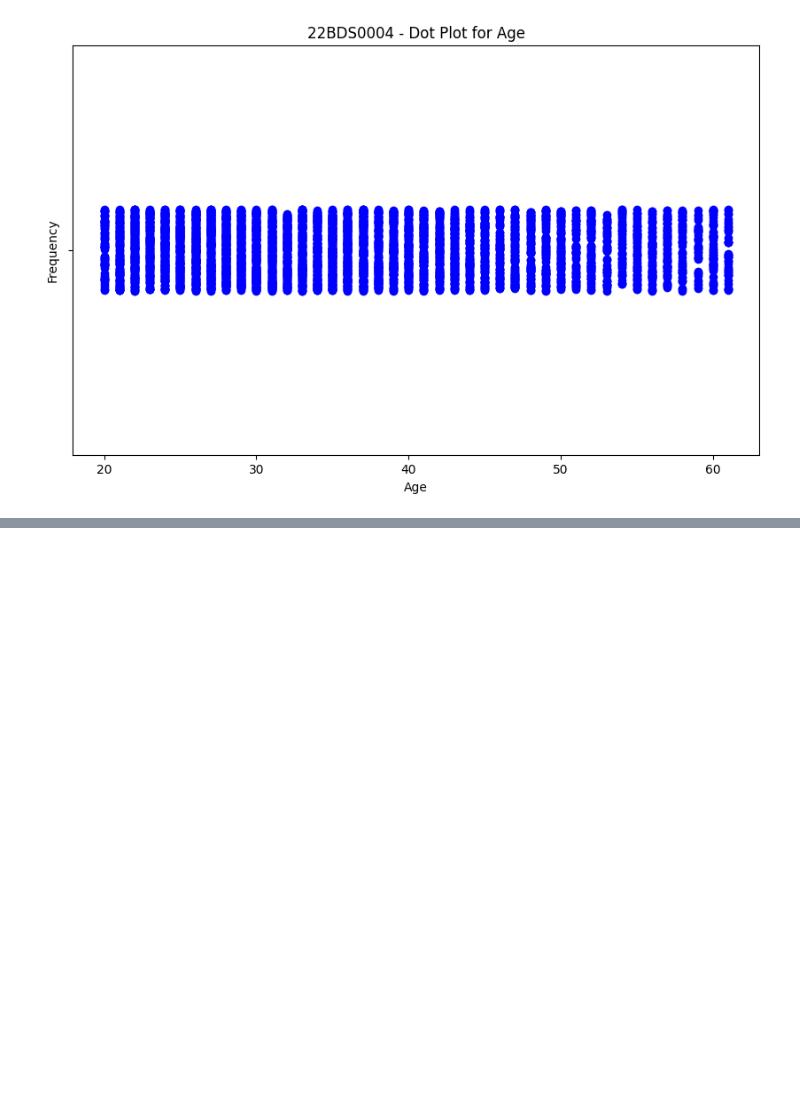
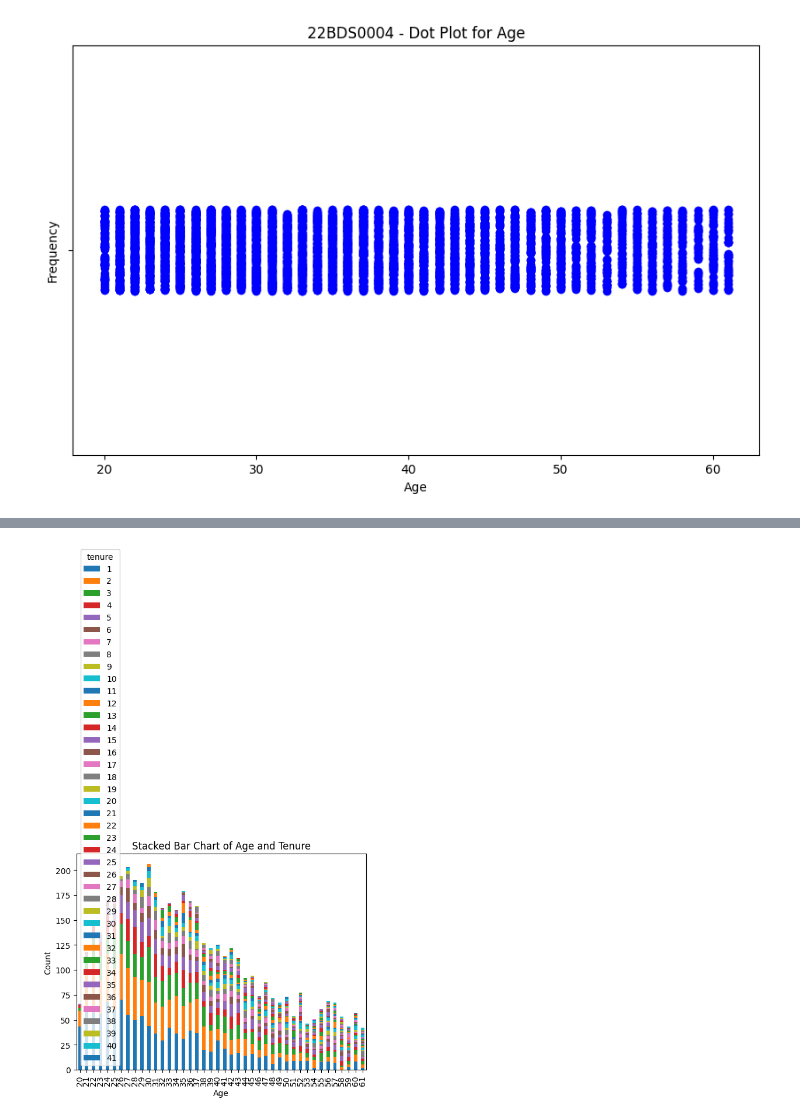
Before and after one commit to pragyaarya333/EDA_DA, a Jupyter notebook: DA_EDA.ipynb, the cells around one changed output, grey strips where cells are left out. Cells and saved outputs as stored; diff of their text form; code cells hidden in the pictures; blank space fills up the shorter version.

```diff
--- a/DA_EDA.ipynb
+++ b/DA_EDA.ipynb
@@ -600,3 +600,12 @@ plt.ylabel("Frequency")
 plt.show()
 # %% [output]
 [figure]
+# %%
+import pandas as pd
+
+# Load the dataset from the URL
+url = "https://raw.githubusercontent.com/salemprakash/EDA/main/Data/Benefits.csv"
+data = pd.read_csv(url)
+
+# Display the first few rows of the dataset
+data.head()
@@ -602,0 +619,4 @@ plt.show()
+# %%
+#Contingency Table for "age" and "tenure"
+contingency_table = pd.crosstab(data['age'], data['tenure'])
+print(contingency_table)
@@ -602,0 +641,12 @@ plt.show()
+# %%
+#Stacked Bar Chart
+import matplotlib.pyplot as plt
+
+# Plot stacked bar chart
+contingency_table.plot(kind='bar', stacked=True)
+plt.xlabel('Age')
+plt.ylabel('Count')
+plt.title('Stacked Bar Chart of Age and Tenure')
+plt.show()
+# %% [output]
+[figure, added]
```
Also changed, not shown: parts of 15 cells of this notebook.
